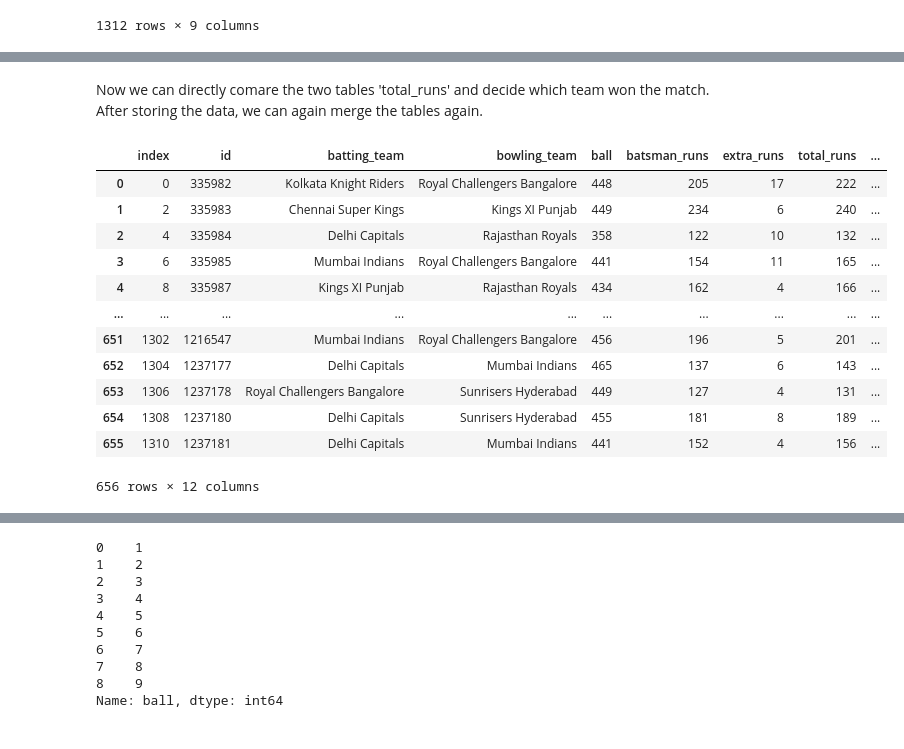
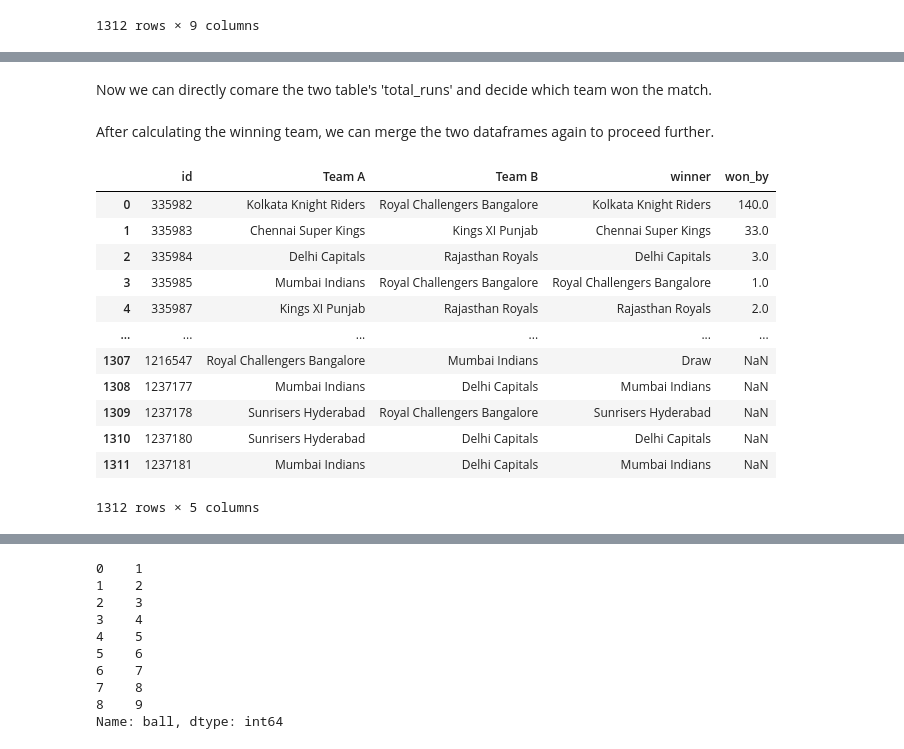
Before and after one commit to Rohanjos97/data-mining-asignments, a Jupyter notebook: IT496_Introduction_to Data_Mining _Lab Assignment_01.ipynb, the cells around one changed output, grey strips where cells are left out. Saved outputs shown, nothing was run; the diff lists cells and outputs as text; code cells hidden in the pictures.

```diff
--- a/IT496_Introduction_to Data_Mining _Lab Assignment_01.ipynb
+++ b/IT496_Introduction_to Data_Mining _Lab Assignment_01.ipynb
@@ -14,7 +14,7 @@ import matplotlib.pyplot as plt
 %matplotlib inline
 # %%
 # read the csv data
-df= pd.read_csv("IPL Ball-by-Ball 2008-2020 - IPL Ball-by-Ball 2008-2020.csv")
+df= pd.read_csv("/content/IPL_data/IPL Ball-by-Ball 2008-2020 - IPL Ball-by-Ball 2008-2020.csv")
 
 # getting outline of the dataset
 df.head(3)
@@ -528,42 +565,47 @@ df2=pd.DataFrame(total_runs_in_match[1::2]).reset_index()
 # %% [markdown]
-Now we can directly comare the two tables 'total_runs' and decide which team won the match. After storing the data, we can again merge the tables again.
+Now we can directly comare the two table's 'total_runs' and decide which team won the match.
+<br><br>
+After calculating the winning team, we can merge the two dataframes again to proceed further.
 # %%
 
 length = len(df1)
 
 for itr in range (0, length):
-    if(df1.loc[itr, 'id'] == df2.loc[itr, 'id']):
-        if(df1.loc[itr, 'total_runs'] > df2.loc[itr, 'total_runs']):
-            winner = df1.loc[itr, 'batting_team']
-            df1.at[itr, 'winner'] = winner
-            df2.at[itr, 'winner'] = winner
+  # compare ids of both dataframe to check if same teams are facing off each other
+  if(df1.loc[itr, 'id'] == df2.loc[itr, 'id']):
+    # Team A wins the game
+    if(df1.loc[itr, 'total_runs'] > df2.loc[itr, 'total_runs']):
+        winner = df1.loc[itr, 'batting_team']
+        df1.at[itr, 'winner'] = winner
+        df2.at[itr, 'winner'] = winner
+    # Team B wins the game
+    elif(df1.loc[itr, 'total_runs'] < df2.loc[itr, 'total_runs']):
+        winner = df2.loc[itr, 'batting_team']
+        df2.at[itr, 'winner'] = winner
+        df1.at[itr, 'winner'] = winner
 
-        elif(df1.loc[itr, 'total_runs'] < df2.loc[itr, 'total_runs']):
-            winner = df2.loc[itr, 'batting_team']
-            df2.at[itr, 'winner'] = winner
-            df1.at[itr, 'winner'] = winner
-
-        else:
-            df1.at[itr, 'winner'] = 'Draw'
-            df2.at[itr, 'winner'] = 'Draw'
+    else:
+        df1.at[itr, 'winner'] = 'Draw'
+        df2.at[itr, 'winner'] = 'Draw'
 
 # merging the two tables again
 winner_team_data = pd.merge(df1, df2, how= 'outer')
-winner_team_data['won_by']=df1['total_runs']-df2['total_runs']
-winner_team_data.dropna(inplace=True)
-winner_team_data.isna().sum()
+winner_team_data['won_by']= abs(df1['total_runs']-df2['total_runs'])
+
+winner_team_data = winner_team_data.drop(labels=['ball', 'batsman_runs', 'extra_runs', 'total_runs', 'non_boundary', 'is_wicket'], axis=1).drop('index',axis=1)
+winner_team_data = winner_team_data.rename(columns={'batting_team': 'Team A', 'bowling_team': 'Team B'})
 winner_team_data
 # %% [output]
-|  | index | id | batting_team | bowling_team | ball | batsman_runs | extra_runs | total_runs | ... |
-| 0 | 0 | 335982 | Kolkata Knight Riders | Royal Challengers Bangalore | 448 | 205 | 17 | 222 | ... |
-| 1 | 2 | 335983 | Chennai Super Kings | Kings XI Punjab | 449 | 234 | 6 | 240 | ... |
-| 2 | 4 | 335984 | Delhi Capitals | Rajasthan Royals | 358 | 122 | 10 | 132 | ... |
-| 3 | 6 | 335985 | Mumbai Indians | Royal Challengers Bangalore | 441 | 154 | 11 | 165 | ... |
-| 4 | 8 | 335987 | Kings XI Punjab | Rajasthan Royals | 434 | 162 | 4 | 166 | ... |
-| ... | ... | ... | ... | ... | ... | ... | ... | ... | ... |
-| 651 | 1302 | 1216547 | Mumbai Indians | Royal Challengers Bangalore | 456 | 196 | 5 | 201 | ... |
-| 652 | 1304 | 1237177 | Delhi Capitals | Mumbai Indians | 465 | 137 | 6 | 143 | ... |
-| 653 | 1306 | 1237178 | Royal Challengers Bangalore | Sunrisers Hyderabad | 449 | 127 | 4 | 131 | ... |
-| 654 | 1308 | 1237180 | Delhi Capitals | Sunrisers Hyderabad | 455 | 181 | 8 | 189 | ... |
-| 655 | 1310 | 1237181 | Delhi Capitals | Mumbai Indians | 441 | 152 | 4 | 156 | ... |
+|  | id | Team A | Team B | winner | won_by |
+| 0 | 335982 | Kolkata Knight Riders | Royal Challengers Bangalore | Kolkata Knight Riders | 140.0 |
+| 1 | 335983 | Chennai Super Kings | Kings XI Punjab | Chennai Super Kings | 33.0 |
+| 2 | 335984 | Delhi Capitals | Rajasthan Royals | Delhi Capitals | 3.0 |
+| 3 | 335985 | Mumbai Indians | Royal Challengers Bangalore | Royal Challengers Bangalore | 1.0 |
+| 4 | 335987 | Kings XI Punjab | Rajasthan Royals | Rajasthan Royals | 2.0 |
+| ... | ... | ... | ... | ... | ... |
+| 1307 | 1216547 | Royal Challengers Bangalore | Mumbai Indians | Draw | NaN |
+| 1308 | 1237177 | Mumbai Indians | Delhi Capitals | Mumbai Indians | NaN |
+| 1309 | 1237178 | Sunrisers Hyderabad | Royal Challengers Bangalore | Sunrisers Hyderabad | NaN |
+| 1310 | 1237180 | Sunrisers Hyderabad | Delhi Capitals | Delhi Capitals | NaN |
+| 1311 | 1237181 | Mumbai Indians | Delhi Capitals | Mumbai Indians | NaN |
-656 rows × 12 columns
+1312 rows × 5 columns
```
Also changed, not shown: parts of 54 cells of this notebook.
